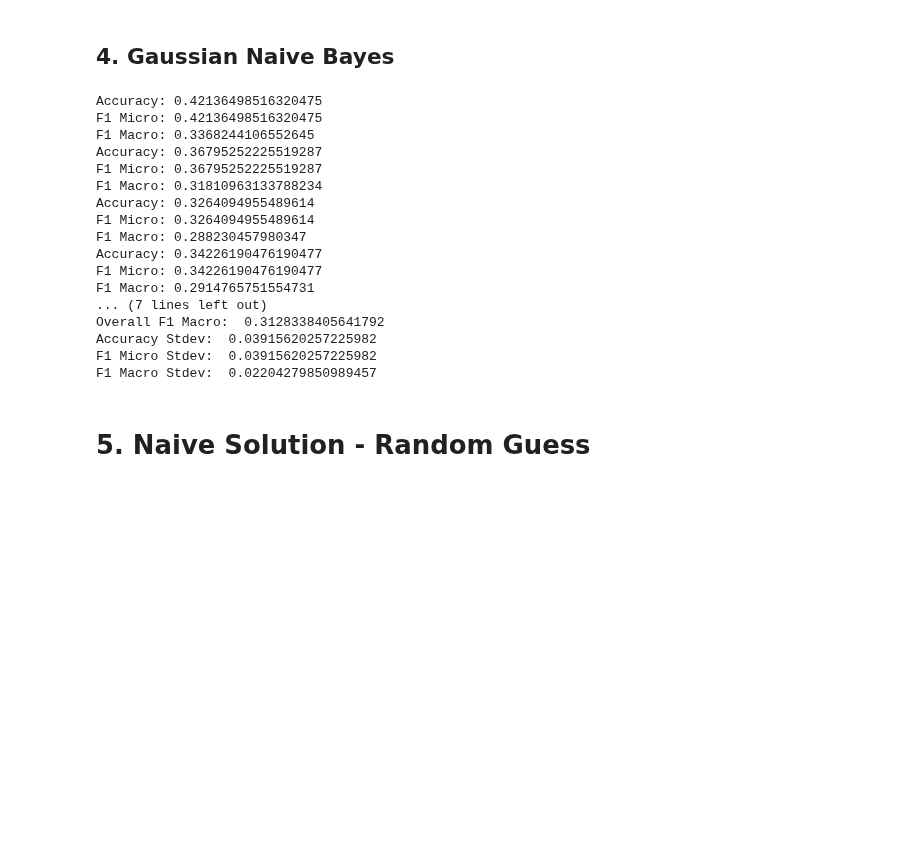
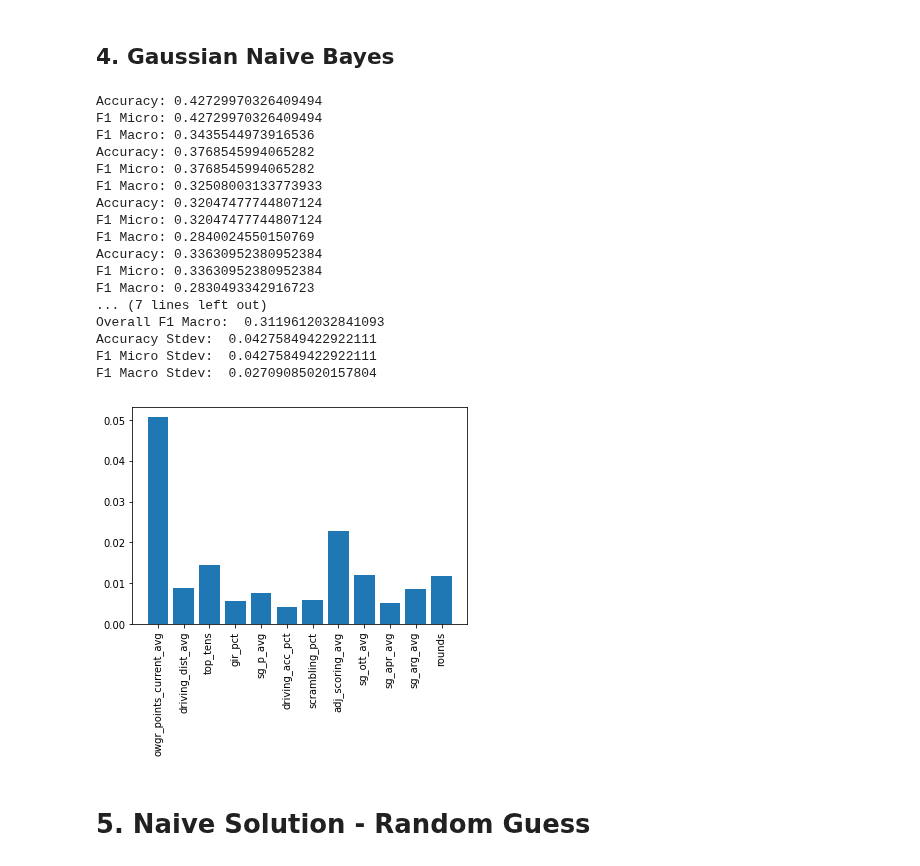
Before and after one commit to gjakubik/golfPredictor, a Jupyter notebook: model/golf_predictor_v1.ipynb, the cells around one changed output. Cells and saved outputs as stored; diff of their text form; code cells hidden in the pictures; blank space fills up the shorter version.

```diff
--- a/model/golf_predictor_v1.ipynb
+++ b/model/golf_predictor_v1.ipynb
@@ -80,7 +97,7 @@ for train in trainSets:
     trainingInstances_x = []
     trainingInstances_y = []
     for instance in train.to_numpy():
-        featureValues = list(instance[2:-1])
+        featureValues = list(instance[2:-2])
         label = instance[-1]
         trainingInstances_x.append(featureValues)
         trainingInstances_y.append(label)
@@ -101,7 +118,7 @@ for test in testSets:
     testInstances_x = []
     testInstances_y = []
     for instance in test.to_numpy():
-        featureValues = list(instance[2:-1])
+        featureValues = list(instance[2:-2])
         label = instance[-1]
         testInstances_x.append(featureValues)
         testInstances_y.append(label)
@@ -481,11 +498,14 @@ F1 Macro Stdev:  0.015988655348894206
 ## 4. Gaussian Naive Bayes
 # %%
 from sklearn.naive_bayes import GaussianNB
+from sklearn.inspection import permutation_importance
+
 acc_sum = 0
 f1micro_sum = 0
 f1macro_sum = 0
 prec = [0,0,0,0,0,0]
 recall = [0,0,0,0,0,0]
+importances = [0] * nFeatures
 acc_stdev = []
 f1micro_stdev = []
 f1macro_stdev = []
@@ -502,49 +522,58 @@ for trainingInstances, testInstances in zip(trainingInstancesList, testInstances
     clf = GaussianNB()
     clf.fit(trainingInstances_x, trainingInstances_y)
     y_pred = clf.predict(testInstances_x)
 
     # Calculations for Precision and Recall
     prec = numpy.add(prec, metrics.precision_score(testInstances_y, y_pred, average=None))
     recall = numpy.add(recall, metrics.recall_score(testInstances_y, y_pred, average=None))
 
     print("Accuracy:", metrics.accuracy_score(testInstances_y, y_pred))
     acc_sum += metrics.accuracy_score(testInstances_y, y_pred)
     acc_stdev.append(metrics.accuracy_score(testInstances_y, y_pred))
     print("F1 Micro:", metrics.f1_score(testInstances_y, y_pred, average='micro'))
     f1micro_sum += metrics.f1_score(testInstances_y, y_pred, average='micro')
     f1micro_stdev.append(metrics.f1_score(testInstances_y, y_pred, average='micro'))
     print("F1 Macro:", metrics.f1_score(testInstances_y, y_pred, average='macro'))
     f1macro_sum += metrics.f1_score(testInstances_y, y_pred, average='macro')
     f1macro_stdev.append(metrics.f1_score(testInstances_y, y_pred, average='macro'))
 
+    imps = permutation_importance(clf, testInstances_x, testInstances_y)
+    importances = numpy.add(importances, imps.importances_mean)
+
 
 print("Overall Precision: ", numpy.divide(prec, len(testSets)))
 print("Overall Recall: ", numpy.divide(recall, len(testSets)))
 print("Overall Accuracy: ", acc_sum / len(testSets))
 print("Overall F1 Micro: ", f1micro_sum / len(testSets))
 print("Overall F1 Macro: ", f1macro_sum / len(testSets))
 
 print("Accuracy Stdev: ", numpy.std(acc_stdev, ddof=1))
 print("F1 Micro Stdev: ", numpy.std(f1micro_stdev, ddof=1))
 print("F1 Macro Stdev: ", numpy.std(f1macro_stdev, ddof=1))
+
+import matplotlib.pyplot as plt
+plt.bar(featureNames, numpy.divide(importances, len(testSets)))
+plt.xticks(rotation='vertical')
+plt.show()
 # %% [output]
-Accuracy: 0.42136498516320475
-F1 Micro: 0.42136498516320475
-F1 Macro: 0.3368244106552645
-Accuracy: 0.36795252225519287
-F1 Micro: 0.36795252225519287
-F1 Macro: 0.31810963133788234
-Accuracy: 0.3264094955489614
-F1 Micro: 0.3264094955489614
-F1 Macro: 0.288230457980347
-Accuracy: 0.34226190476190477
-F1 Micro: 0.34226190476190477
-F1 Macro: 0.2914765751554731
+Accuracy: 0.42729970326409494
+F1 Micro: 0.42729970326409494
+F1 Macro: 0.3435544973916536
+Accuracy: 0.3768545994065282
+F1 Micro: 0.3768545994065282
+F1 Macro: 0.32508003133773933
+Accuracy: 0.32047477744807124
+F1 Micro: 0.32047477744807124
+F1 Macro: 0.2840024550150769
+Accuracy: 0.33630952380952384
+F1 Micro: 0.33630952380952384
+F1 Macro: 0.2830493342916723
 ... (7 lines left out)
-Overall F1 Macro:  0.3128338405641792
-Accuracy Stdev:  0.03915620257225982
-F1 Micro Stdev:  0.03915620257225982
-F1 Macro Stdev:  0.02204279850989457
+Overall F1 Macro:  0.3119612032841093
+Accuracy Stdev:  0.04275849422922111
+F1 Micro Stdev:  0.04275849422922111
+F1 Macro Stdev:  0.02709085020157804
+[figure, added]
 # %% [markdown]
 # 5. Naive Solution - Random Guess
 # %%
```
Also changed, not shown: parts of 2 cells of this notebook.
